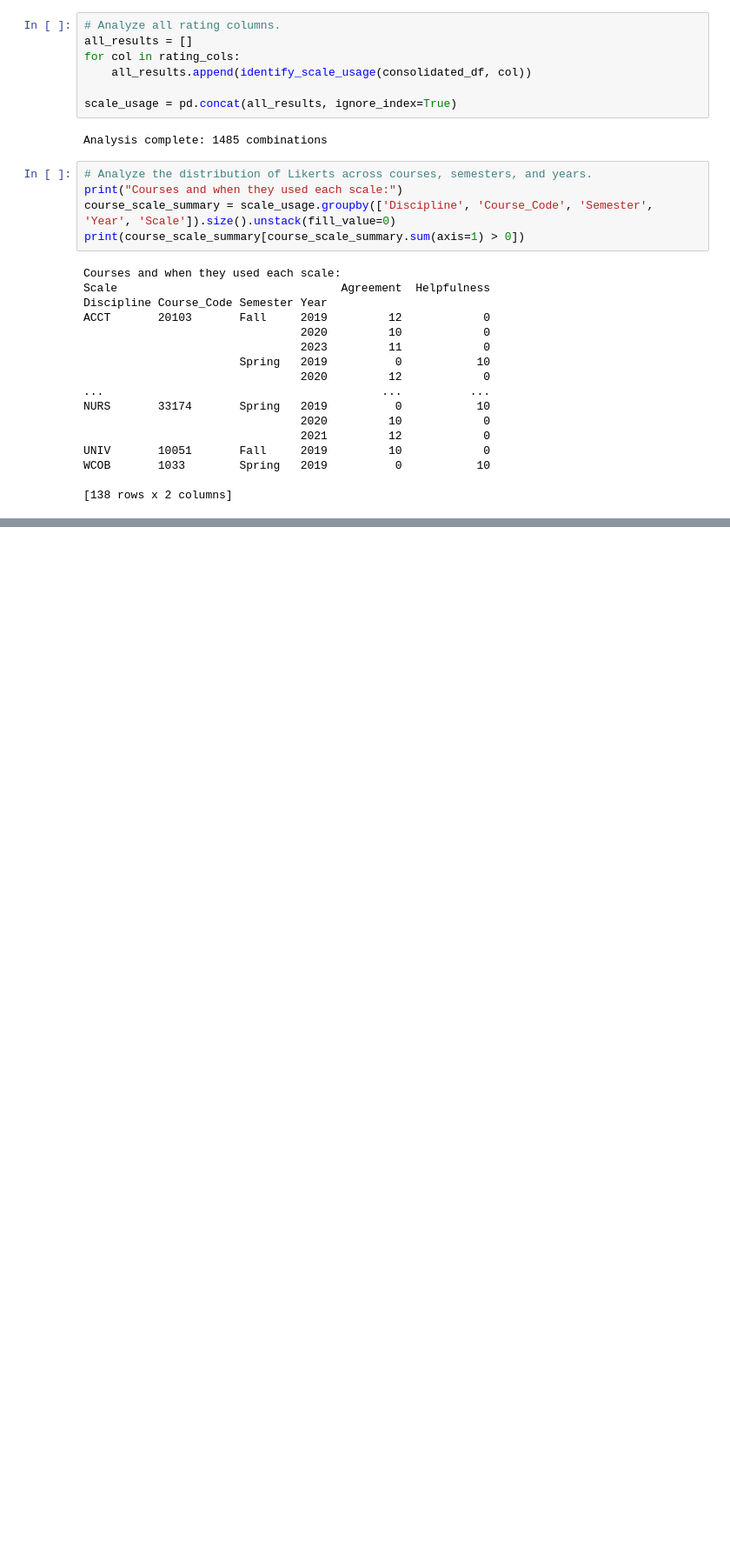
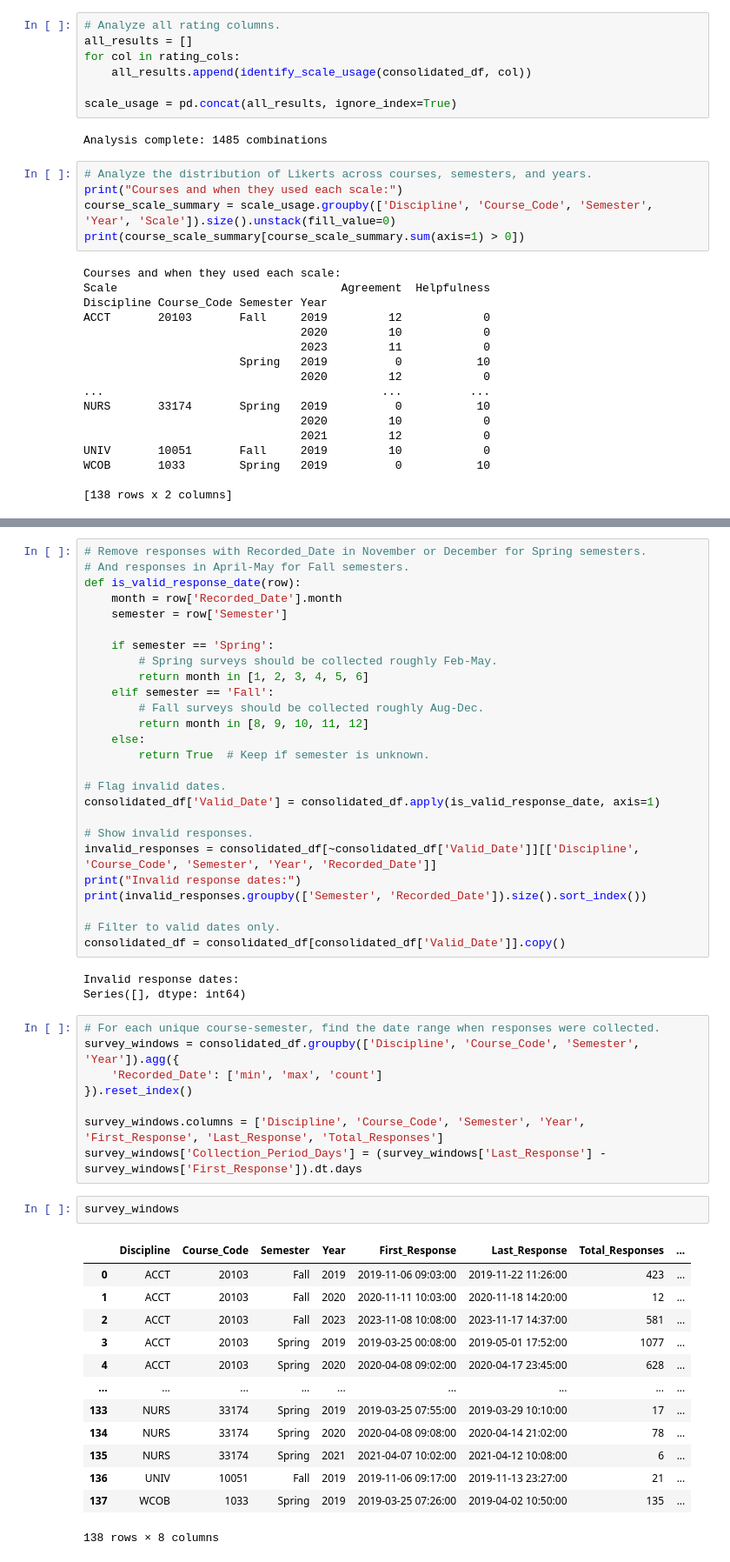
Before and after one commit to EricaCamelopardalis/SI_ML_Survey, a Jupyter notebook: Notebooks/Organization.ipynb, the cells around one changed output, grey strips where cells are left out. Shown at 87% size. Cells and saved outputs as stored; diff of their text form; blank space fills up the shorter version.

```diff
--- a/Notebooks/Organization.ipynb
+++ b/Notebooks/Organization.ipynb
@@ -712,0 +710,53 @@ fig.show()
+# %%
+# Remove responses with Recorded_Date in November or December for Spring semesters.
+# And responses in April-May for Fall semesters.
+def is_valid_response_date(row):
+    month = row['Recorded_Date'].month
+    semester = row['Semester']
+
+    if semester == 'Spring':
+        # Spring surveys should be collected roughly Feb-May.
+        return month in [1, 2, 3, 4, 5, 6]
+    elif semester == 'Fall':
+        # Fall surveys should be collected roughly Aug-Dec.
+        return month in [8, 9, 10, 11, 12]
+    else:
+        return True  # Keep if semester is unknown.
+
+# Flag invalid dates.
+consolidated_df['Valid_Date'] = consolidated_df.apply(is_valid_response_date, axis=1)
+
+# Show invalid responses.
+invalid_responses = consolidated_df[~consolidated_df['Valid_Date']][['Discipline', 'Course_Code', 'Semester', 'Year', 'Recorded_Date']]
+print("Invalid response dates:")
+print(invalid_responses.groupby(['Semester', 'Recorded_Date']).size().sort_index())
+
+# Filter to valid dates only.
+consolidated_df = consolidated_df[consolidated_df['Valid_Date']].copy()
+# %% [output]
+Invalid response dates:
+Series([], dtype: int64)
+# %%
+# For each unique course-semester, find the date range when responses were collected.
+survey_windows = consolidated_df.groupby(['Discipline', 'Course_Code', 'Semester', 'Year']).agg({
+    'Recorded_Date': ['min', 'max', 'count']
+}).reset_index()
+
+survey_windows.columns = ['Discipline', 'Course_Code', 'Semester', 'Year', 'First_Response', 'Last_Response', 'Total_Responses']
+survey_windows['Collection_Period_Days'] = (survey_windows['Last_Response'] - survey_windows['First_Response']).dt.days
+# %%
+survey_windows
+# %% [output]
+|  | Discipline | Course_Code | Semester | Year | First_Response | Last_Response | Total_Responses | ... |
+| 0 | ACCT | 20103 | Fall | 2019 | 2019-11-06 09:03:00 | 2019-11-22 11:26:00 | 423 | ... |
+| 1 | ACCT | 20103 | Fall | 2020 | 2020-11-11 10:03:00 | 2020-11-18 14:20:00 | 12 | ... |
+| 2 | ACCT | 20103 | Fall | 2023 | 2023-11-08 10:08:00 | 2023-11-17 14:37:00 | 581 | ... |
+| 3 | ACCT | 20103 | Spring | 2019 | 2019-03-25 00:08:00 | 2019-05-01 17:52:00 | 1077 | ... |
+| 4 | ACCT | 20103 | Spring | 2020 | 2020-04-08 09:02:00 | 2020-04-17 23:45:00 | 628 | ... |
+| ... | ... | ... | ... | ... | ... | ... | ... | ... |
+| 133 | NURS | 33174 | Spring | 2019 | 2019-03-25 07:55:00 | 2019-03-29 10:10:00 | 17 | ... |
+| 134 | NURS | 33174 | Spring | 2020 | 2020-04-08 09:08:00 | 2020-04-14 21:02:00 | 78 | ... |
+| 135 | NURS | 33174 | Spring | 2021 | 2021-04-07 10:02:00 | 2021-04-12 10:08:00 | 6 | ... |
+| 136 | UNIV | 10051 | Fall | 2019 | 2019-11-06 09:17:00 | 2019-11-13 23:27:00 | 21 | ... |
+| 137 | WCOB | 1033 | Spring | 2019 | 2019-03-25 07:26:00 | 2019-04-02 10:50:00 | 135 | ... |
+138 rows × 8 columns
```
Also changed, not shown: parts of 3 cells of this notebook.
